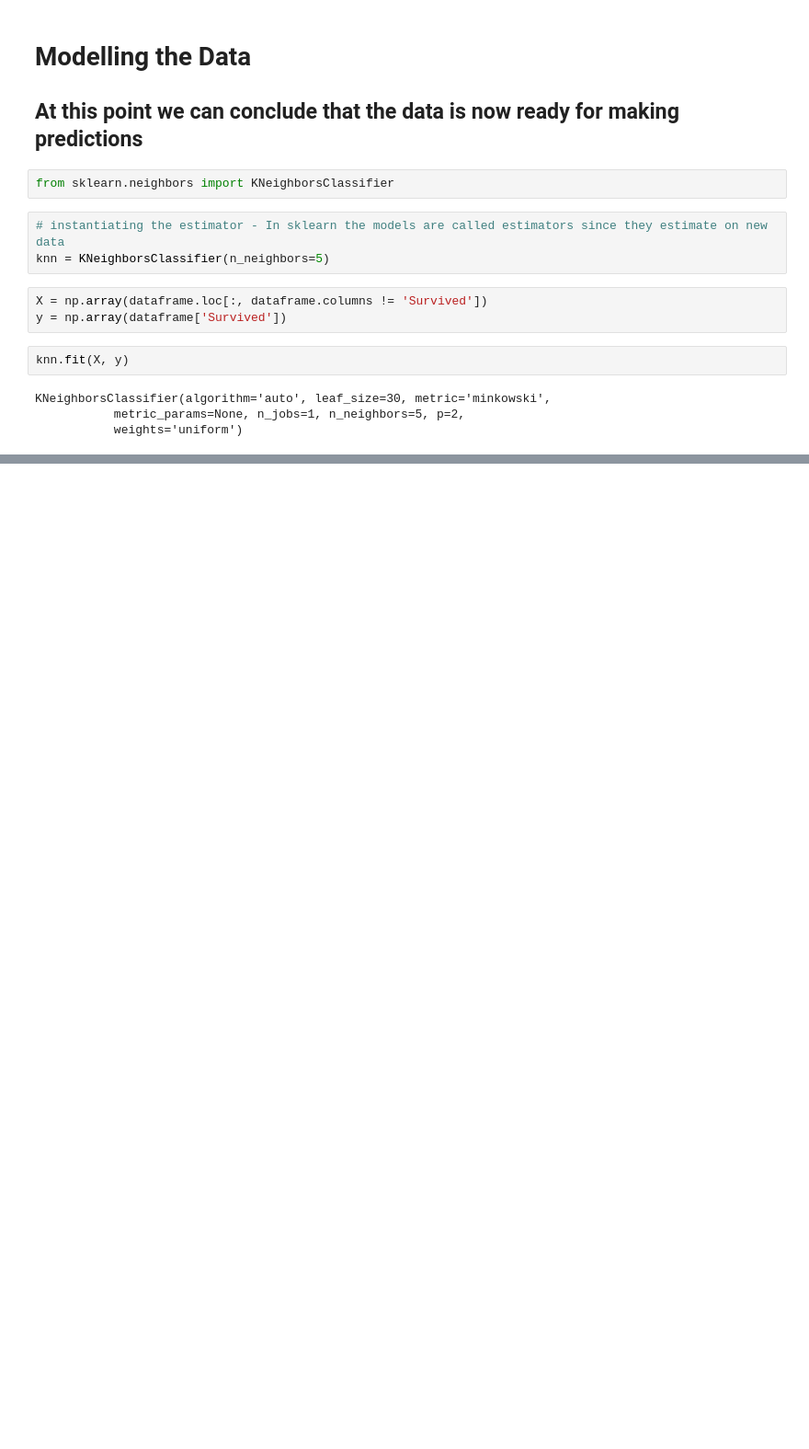
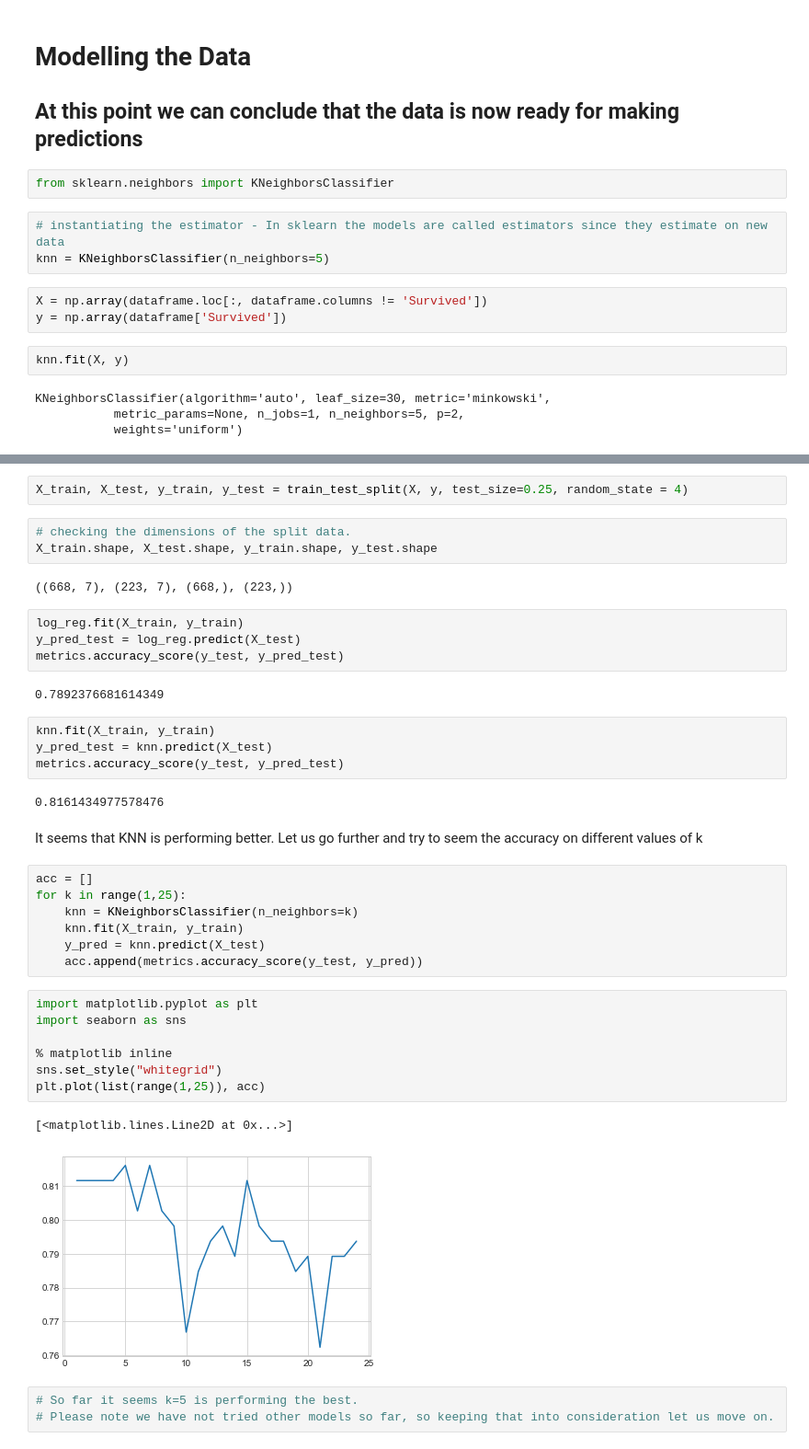
Before and after one commit to guptaachin/Titanic-data-analysis, a Jupyter notebook: jupyter-nb.ipynb, the cells around one changed output, grey strips where cells are left out. Shown at 92% size. Drawn from its saved outputs; the diff is of its cells as text; blank space fills up the shorter version.

Commit message:
modelling started

```diff
--- a/jupyter-nb.ipynb
+++ b/jupyter-nb.ipynb
@@ -233,0 +324,41 @@ from sklearn.linear_model import LogisticRegression
+# %%
+X_train, X_test, y_train, y_test = train_test_split(X, y, test_size=0.25, random_state = 4)
+# %%
+# checking the dimensions of the split data.
+X_train.shape, X_test.shape, y_train.shape, y_test.shape
+# %% [output]
+((668, 7), (223, 7), (668,), (223,))
+# %%
+log_reg.fit(X_train, y_train)
+y_pred_test = log_reg.predict(X_test)
+metrics.accuracy_score(y_test, y_pred_test)
+# %% [output]
+0.7892376681614349
+# %%
+knn.fit(X_train, y_train)
+y_pred_test = knn.predict(X_test)
+metrics.accuracy_score(y_test, y_pred_test)
+# %% [output]
+0.8161434977578476
+# %% [markdown]
+It seems that KNN is performing better. Let us go further and try to seem the accuracy on different values of k
+# %%
+acc = []
+for k in range(1,25):
+    knn = KNeighborsClassifier(n_neighbors=k)
+    knn.fit(X_train, y_train)
+    y_pred = knn.predict(X_test)
+    acc.append(metrics.accuracy_score(y_test, y_pred))
+# %%
+import matplotlib.pyplot as plt
+import seaborn as sns
+
+% matplotlib inline
+sns.set_style("whitegrid")
+plt.plot(list(range(1,25)), acc)
+# %% [output]
+[<matplotlib.lines.Line2D at 0x...>]
+[figure, added]
+# %%
+# So far it seems k=5 is performing the best.
+# Please note we have not tried other models so far, so keeping that into consideration let us move on.
```
Also changed, not shown: parts of 16 cells of this notebook, 1 other file.
